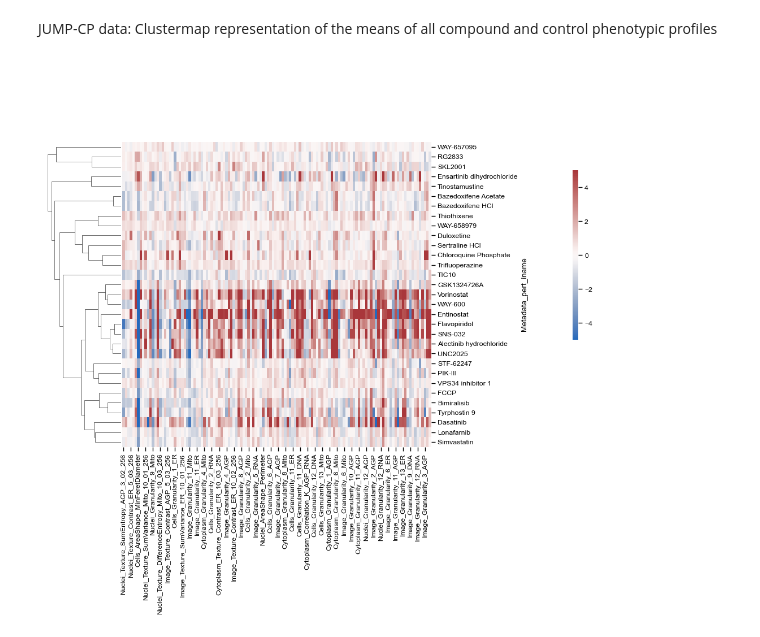
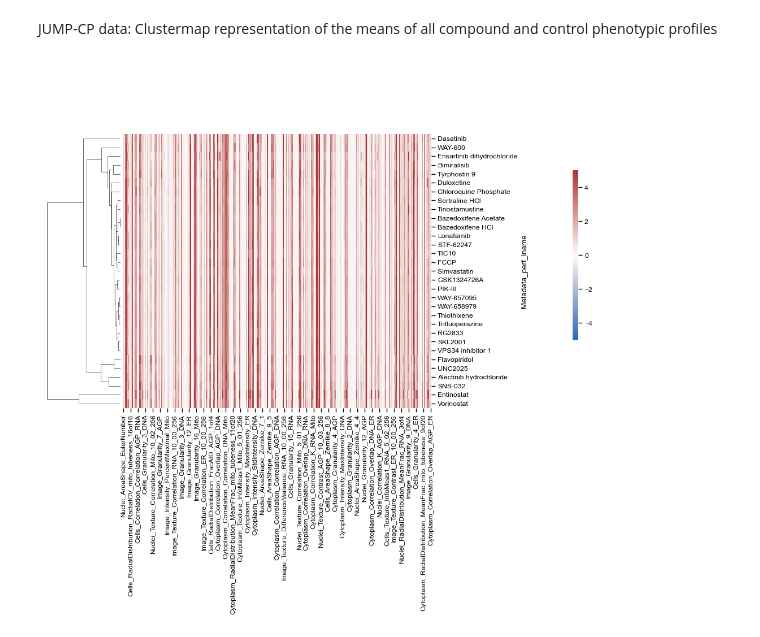
Before and after one commit to Ksilink/Notebooks, a Jupyter notebook: Neuro/PD_MorphProfileScreening/Fig3/Notebooks/Notebook_DRC.ipynb, the cells around one changed output. Drawn from its saved outputs; the diff is of its cells as text; code cells hidden in the pictures.

```diff
--- a/Neuro/PD_MorphProfileScreening/Fig3/Notebooks/Notebook_DRC.ipynb
+++ b/Neuro/PD_MorphProfileScreening/Fig3/Notebooks/Notebook_DRC.ipynb
@@ -83,11 +93,12 @@ df_cmpds = df_cmpds.sort_values(by='SC_name')
 Exclude toxic compounds
 # %%
 # Calculate DMSO medians per plate
-df_median = df_ctrl_mut.groupby(df_ctrl_mut['Plate']).median().reset_index().add_suffix('_median')
+numeric_cols = df_ctrl_mut.select_dtypes(include='number').columns
+df_median = df_ctrl_mut.groupby('Plate')[numeric_cols].median().reset_index().add_suffix('_median')
 df_median = df_median.rename(columns={'Plate_median': "Plate"})
 
 # Calculate DMSO SDs per plate
-df_std = df_ctrl_mut.groupby(df_ctrl_mut['Plate']).std().reset_index().add_suffix('_std')
+df_std = df_ctrl_mut.groupby('Plate')[numeric_cols].std().reset_index().add_suffix('_std')
 df_std = df_std.rename(columns={'Plate_std': "Plate"})
 
 # Merge median and std values
@@ -627,38 +663,38 @@ list_hit = ['WAY-657095', 'WAY-658979', 'Dasatinib', 'STF-62247',
             'SKL2001', 'VPS34 inhibitor 1', 'Bimiralisib', 'Tinostamustine', 'Thiothixene']
 
 # Cleaned & normalized dataframe containing all compounds
-df_norm = pd.read_feather(f"L:/PROJECTS/JUMP-CP/jumpAWS/concatSources/profiles/{source_name}_feature_select.fth")
+df_norm = pd.read_feather(f"{source_name}_feat_select.fth")
 
 # Cleaned & normalized dataframe containing hit compounds only
 # Not all compounds in list_hit are present because not all fullfilled QC criteria in JUMP-CP data
 df_hit_jump=df_norm[df_norm['Metadata_pert_iname'].isin(list_hit)].reset_index(drop=True)
 
 # Filter the columns based on regular expression
 regex = "^Metadata_(?!pert_iname)"
 cols_to_drop = df_hit_jump.filter(regex=regex).columns
 
 # Drop the filtered columns
 df_hit_jump.drop(cols_to_drop, axis=1, inplace=True)
 
 data = df_hit_jump
 
 # Group data by "tags" and calculate mean
 data = data.groupby(['Metadata_pert_iname'], as_index=True).mean()
 
 # Plot clustermap
 sns.set_context('paper')
 g = sns.clustermap(data, metric='cosine',
                    col_cluster=False,
                    cmap = "vlag",
                    yticklabels=True,
                    vmin =-5, vmax=5)
 
 # Move and adjust legend
 g.fig.subplots_adjust(right=0.7)
 g.ax_cbar.set_position((0.95, .5, .01, .3))
 
 # Save plot
 plt.savefig('JUMP-CP_PhenoProfile_ClusterMap_All_Compounds_mean' + '.pdf', bbox_inches='tight')
 plt.show()
 # %% [output]
-[figure, old version]
+[figure, new version]
```
Also changed, not shown: parts of 6 cells of this notebook.
